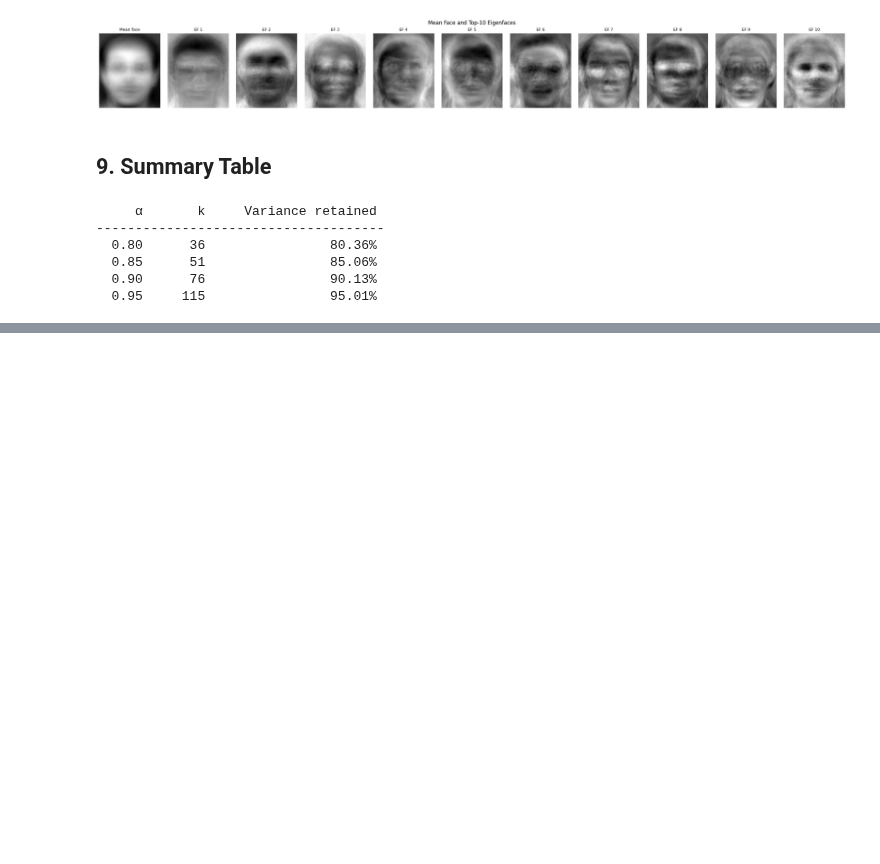
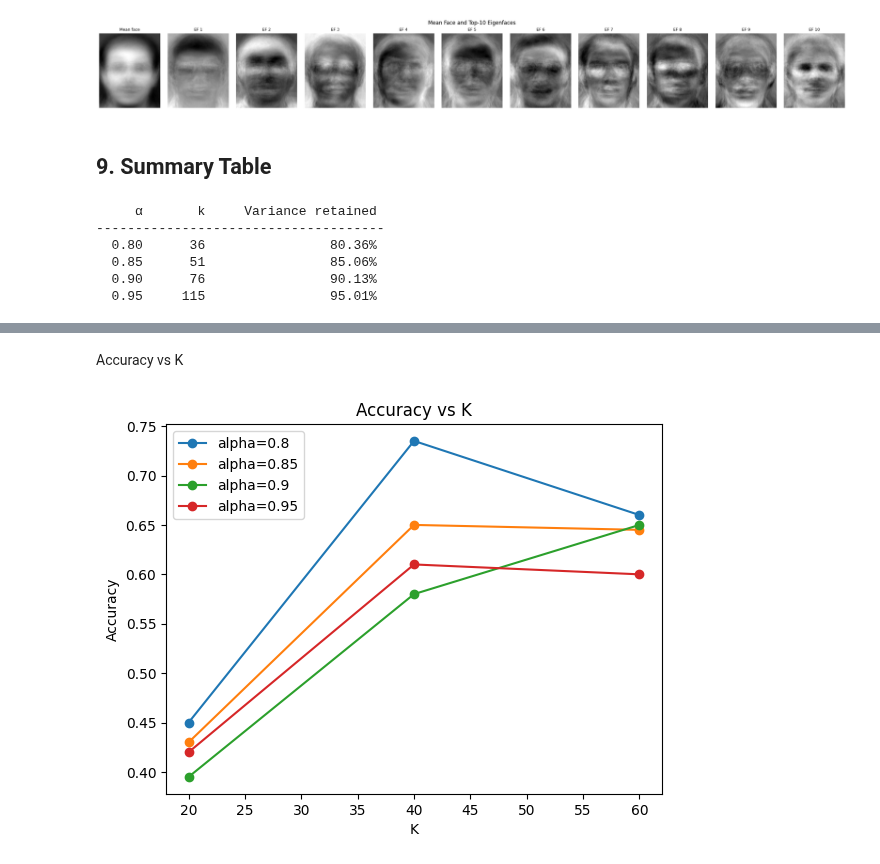
Before and after one commit to johnwillyyy/face-recognition, a Jupyter notebook: face_recognition_pca.ipynb, the cells around one changed output, grey strips where cells are left out. Cells and saved outputs as stored; diff of their text form; code cells hidden in the pictures; blank space fills up the shorter version.

Commit message:
Kmeans implementation

```diff
--- a/face_recognition_pca.ipynb
+++ b/face_recognition_pca.ipynb
@@ -257,0 +315,20 @@ for alpha in alphas:
+# %%
+def clustering_accuracy(y_true, y_pred):
+    K = max(max(y_true), max(y_pred)) + 1
+    matrix = np.zeros((K, K), dtype=int)
+    for p, t in zip(y_pred, y_true):
+        matrix[p][t] += 1
+    row_ind, col_ind = linear_sum_assignment(-matrix)
+    correct = sum(matrix[r][c] for r, c in zip(row_ind, col_ind))
+    return correct / len(y_true)
+# %%
+K_values = [20, 40, 60]
+results = []
+
+for alpha in alphas:
+    X_train = projections[alpha]['train']
+    for K in K_values:
+        centroids, labels = kmeans_fit(X_train, K)
+        acc = clustering_accuracy(y_train, labels)
+        results.append((alpha, K, acc))
+        print(f"alpha={alpha}, K={K}, acc={acc:.4f}")
@@ -257,0 +348,18 @@ for alpha in alphas:
+# %% [markdown]
+Accuracy vs K
+# %%
+for alpha in alphas:
+    ks = []
+    accs = []
+    for result in results:
+        if result[0] == alpha:
+            ks.append(result[1])
+            accs.append(result[2])
+    plt.plot(ks, accs, marker='o', label=f'alpha={alpha}')
+plt.xlabel("K")
+plt.ylabel("Accuracy")
+plt.title("Accuracy vs K")
+plt.legend()
+plt.show()
+# %% [output]
+[figure, added]
```
Also changed, not shown: parts of 11 cells of this notebook.
